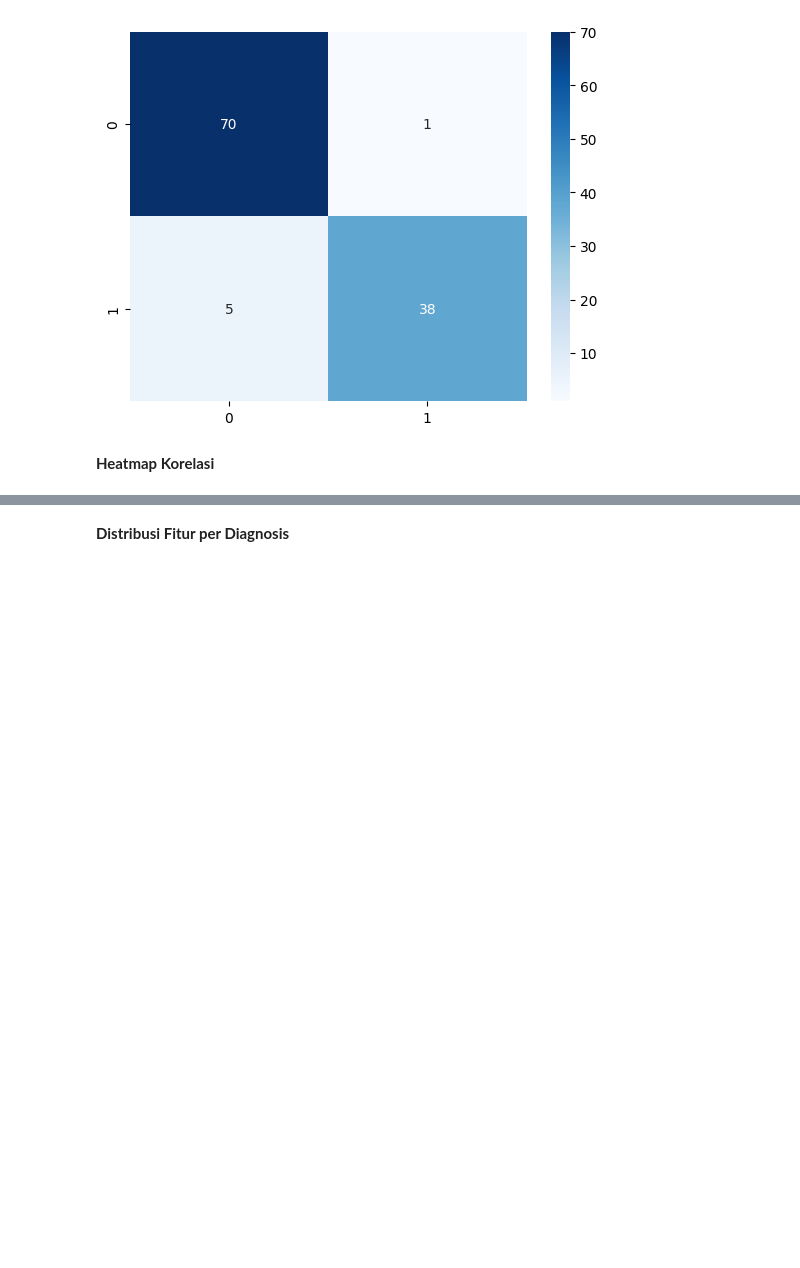
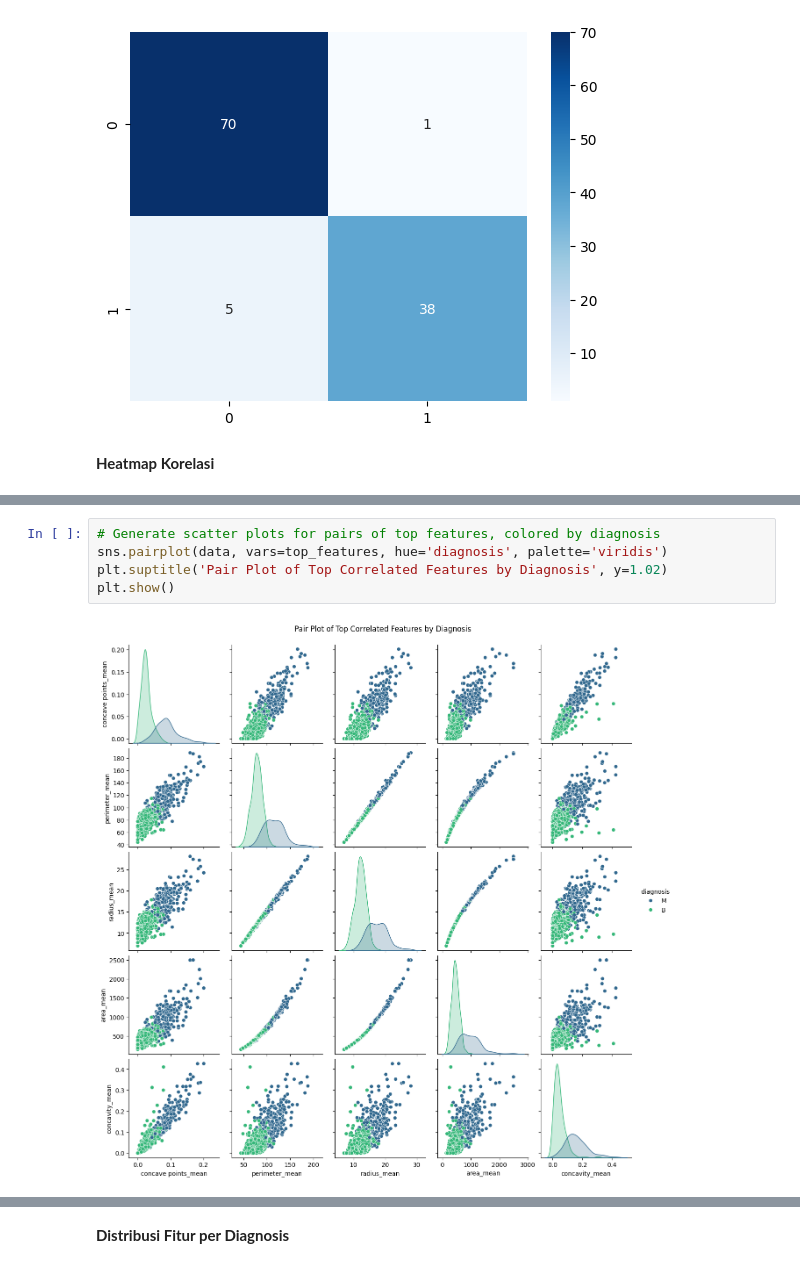
Before and after one commit to dindahanifa/mechine_learning, a Jupyter notebook: Breast_Cancer_Wisconsin.ipynb, the cells around one changed output, grey strips where cells are left out. Saved outputs shown, nothing was run; the diff lists cells and outputs as text; blank space fills up the shorter version.

```diff
--- a/Breast_Cancer_Wisconsin.ipynb
+++ b/Breast_Cancer_Wisconsin.ipynb
@@ -180 +199,8 @@ correlation_matrix = data.corr(numeric_only=True)
+# %%
+# Generate scatter plots for pairs of top features, colored by diagnosis
+sns.pairplot(data, vars=top_features, hue='diagnosis', palette='viridis')
+plt.suptitle('Pair Plot of Top Correlated Features by Diagnosis', y=1.02)
+plt.show()
+# %% [output]
+[figure, added]
 # %%
```
Also changed, not shown: parts of 10 cells of this notebook.
